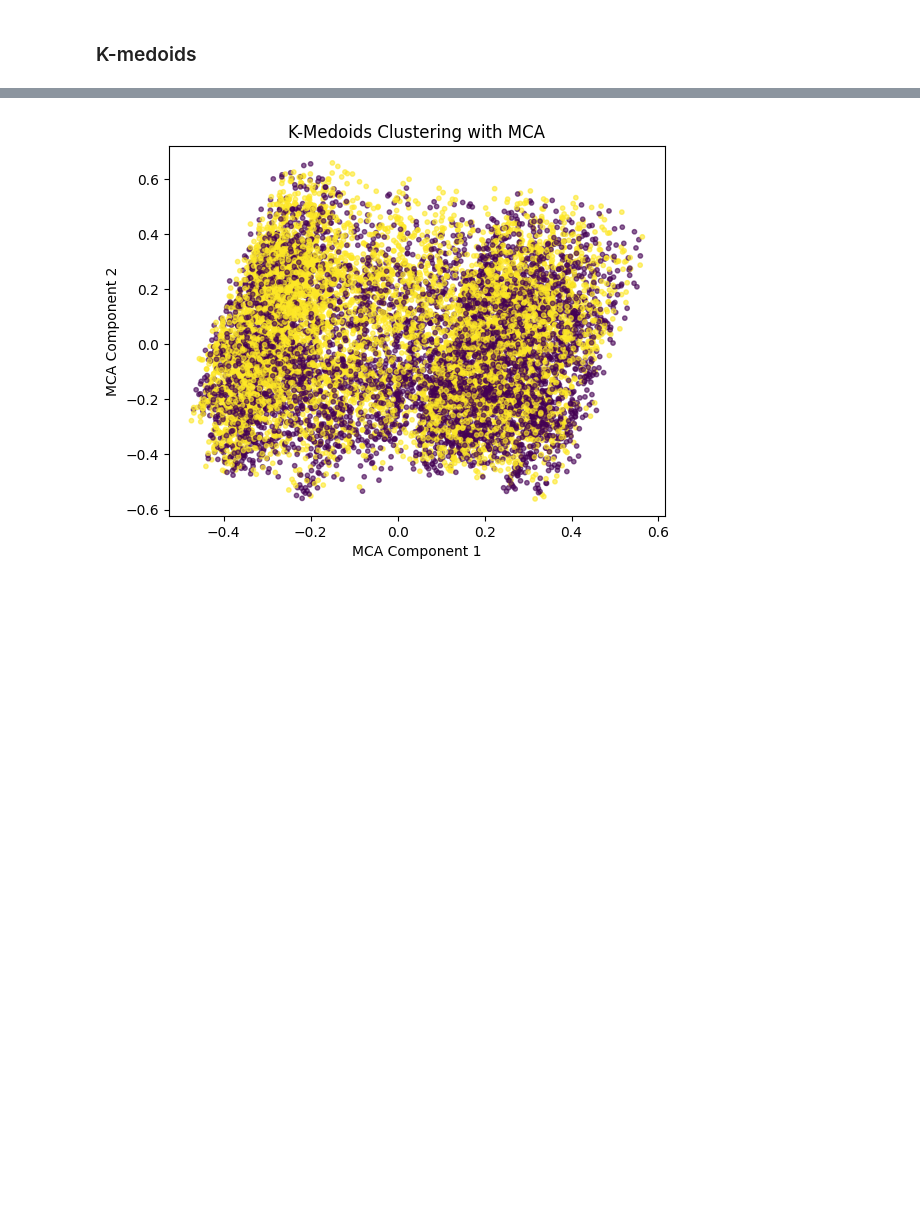
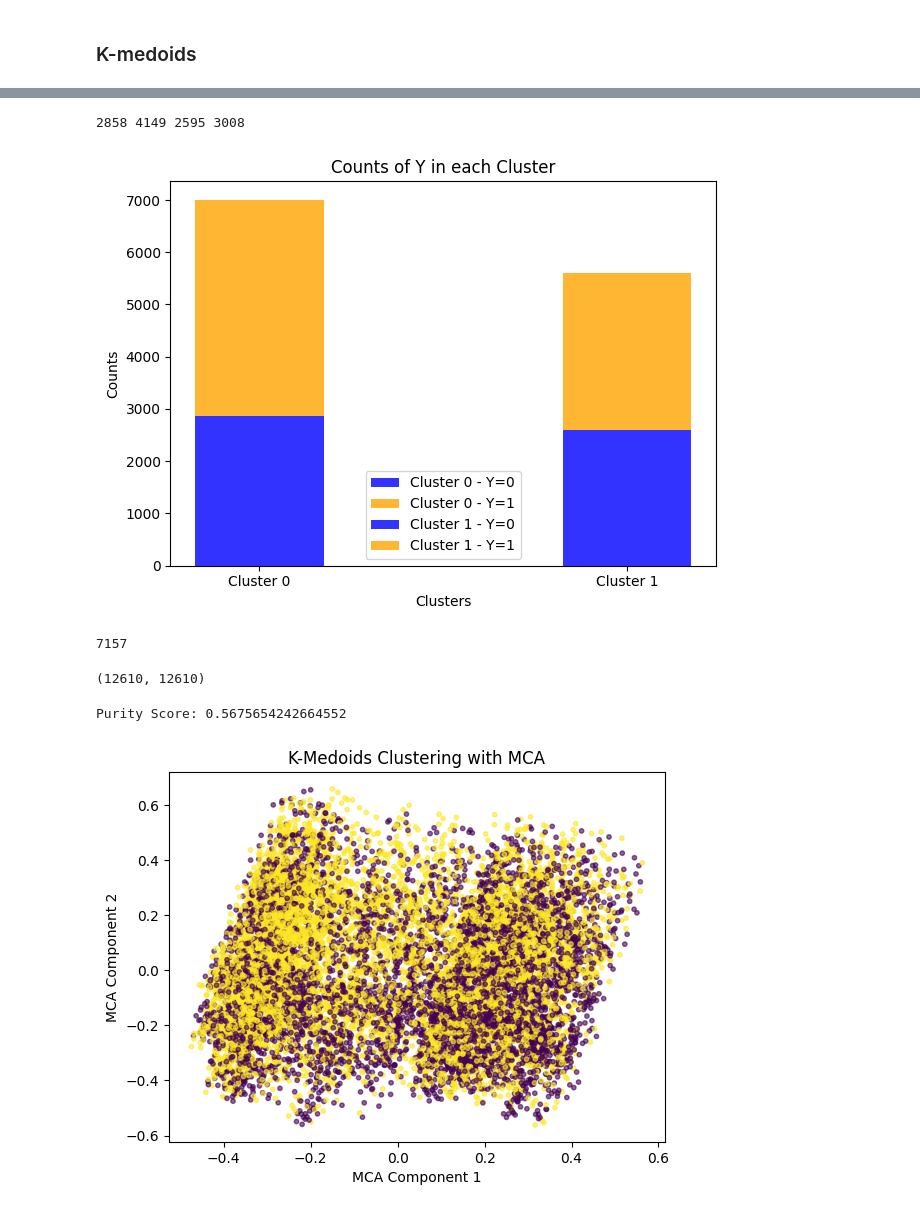
Before and after one commit to 07keyholder/MEDM_P2, a Jupyter notebook: Sousa.ipynb, the cells around one changed output, grey strips where cells are left out. Cells and saved outputs as stored; diff of their text form; code cells hidden in the pictures; blank space fills up the shorter version.

```diff
--- a/Sousa.ipynb
+++ b/Sousa.ipynb
@@ -336,0 +337,70 @@ plt.show()
+# %%
+import matplotlib.pyplot as plt
+import numpy as np
+
+def plot_split_graph(Y, labels):
+    # Calculate the counts for Y=0 and Y=1 in each cluster
+    cluster0_Y0 = np.sum((labels == 0) & (Y == 0))
+    cluster0_Y1 = np.sum((labels == 0) & (Y == 1))
+    cluster1_Y0 = np.sum((labels == 1) & (Y == 0))
+    cluster1_Y1 = np.sum((labels == 1) & (Y == 1))
+
+    print(cluster0_Y0, cluster0_Y1, cluster1_Y0, cluster1_Y1)
+
+    n_groups = 2
+    fig, ax = plt.subplots()
+
+    index = np.arange(n_groups)
+    bar_width = 0.35
+    opacity = 0.8
+
+    rects1 = ax.bar(index[0], cluster0_Y0, bar_width,
+                    alpha=opacity, color='b',
+                    label='Cluster 0 - Y=0')
+
+    rects2 = ax.bar(index[0], cluster0_Y1, bar_width,
+                    alpha=opacity, color='orange', bottom=cluster0_Y0,
+                    label='Cluster 0 - Y=1')
+
+    rects3 = ax.bar(index[1], cluster1_Y0, bar_width,
+                    alpha=opacity, color='b',
+                    label='Cluster 1 - Y=0')
+
+    rects4 = ax.bar(index[1], cluster1_Y1, bar_width,
+                    alpha=opacity, color='orange', bottom=cluster1_Y0,
+                    label='Cluster 1 - Y=1')
+
+    plt.xlabel('Clusters')
+    plt.ylabel('Counts')
+    plt.title('Counts of Y in each Cluster')
+    plt.xticks(index, ('Cluster 0', 'Cluster 1'))
+    plt.legend()
+
+    plt.tight_layout()
+    plt.show()
+
+
+
+plot_split_graph(y, y_pred)
+# %% [output]
+2858 4149 2595 3008
+[figure, added]
+# %%
+(y).sum()
+# %% [output]
+7157
+# %%
+len(y_pred), len(y)
+# %% [output]
+(12610, 12610)
+# %%
+def purity_score(Y, cluster_labels):
+    # Compute contingency matrix (also called confusion matrix)
+    contingency_matrix = metrics.cluster.contingency_matrix(Y, cluster_labels)
+    # Return purity
+    return np.sum(np.amax(contingency_matrix, axis=0)) / np.sum(contingency_matrix)
+
+purity = purity_score(y, y_pred)
+print(f"Purity Score: {purity}")
+# %% [output]
+Purity Score: 0.5675654242664552
```
Also changed, not shown: parts of 2 cells of this notebook.
